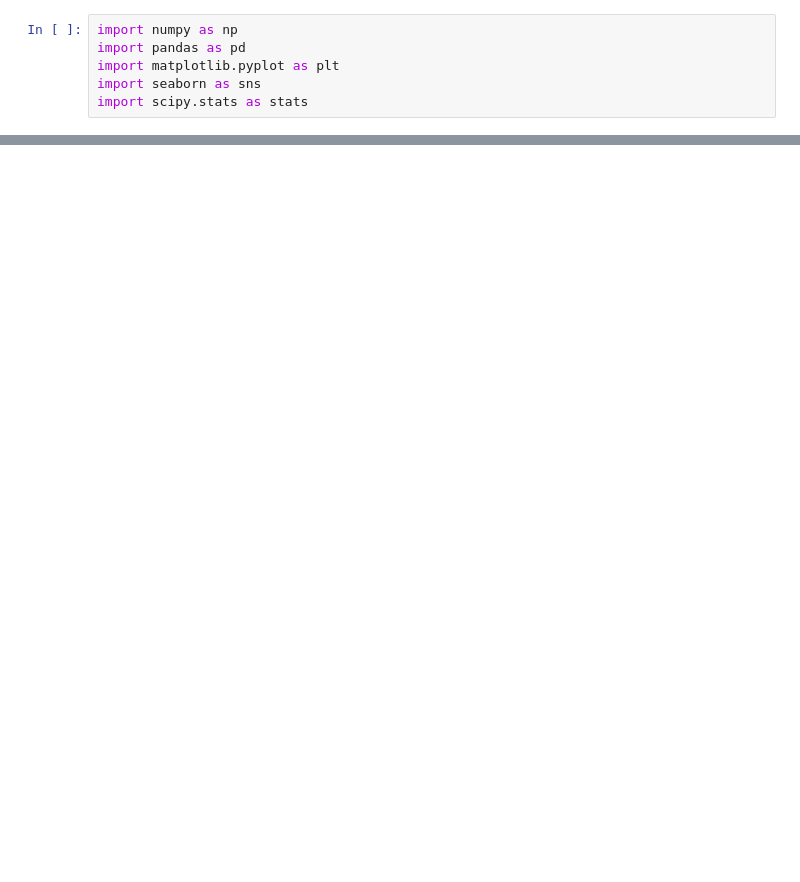
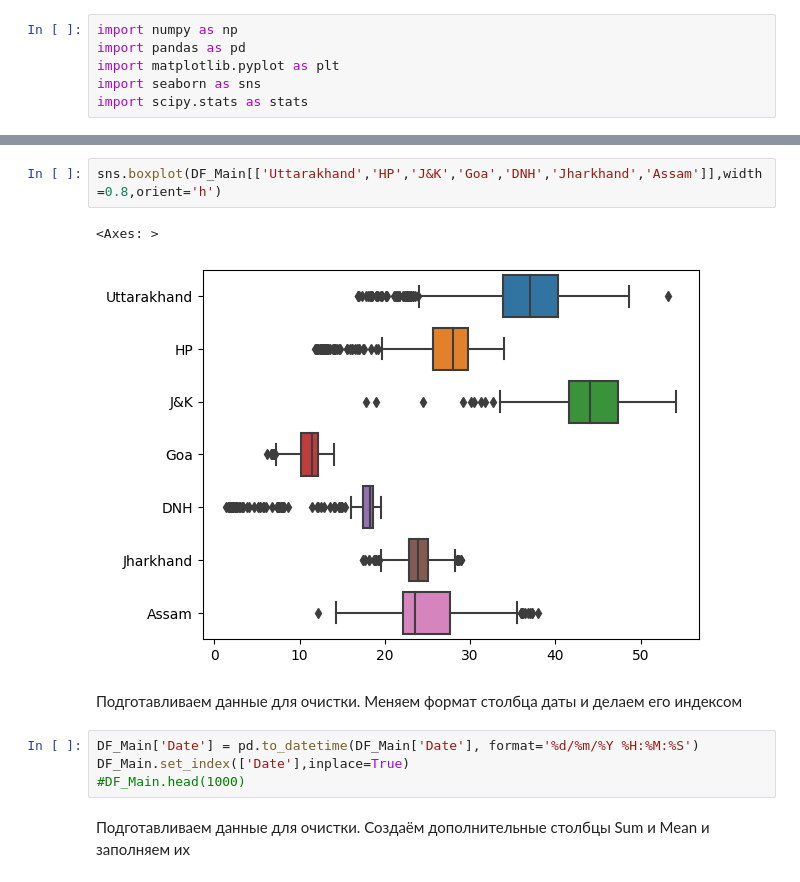
Before and after one commit to Demshin82/AI-architect, a Jupyter notebook: Промежуточная_аттестация.ipynb, the cells around one changed output, grey strips where cells are left out. Drawn from its saved outputs; the diff is of its cells as text; blank space fills up the shorter version.

```diff
--- a/Промежуточная_аттестация.ipynb
+++ b/Промежуточная_аттестация.ipynb
@@ -12,0 +38,14 @@ ParserError: ignored
+# %%
+sns.boxplot(DF_Main[['Uttarakhand','HP','J&K','Goa','DNH','Jharkhand','Assam']],width=0.8,orient='h')
+# %% [output]
+<Axes: >
+[figure, added]
+# %% [markdown]
+Подготавливаем данные для очистки. Меняем формат столбца даты и делаем его индексом
+# %%
+DF_Main['Date'] = pd.to_datetime(DF_Main['Date'], format='%d/%m/%Y %H:%M:%S')
+DF_Main.set_index(['Date'],inplace=True)
+#DF_Main.head(1000)
+# %% [markdown]
+Подготавливаем данные для очистки.
+Создаём дополнительные столбцы Sum и Mean и заполняем их
```
Also changed, not shown: parts of 19 cells of this notebook.
